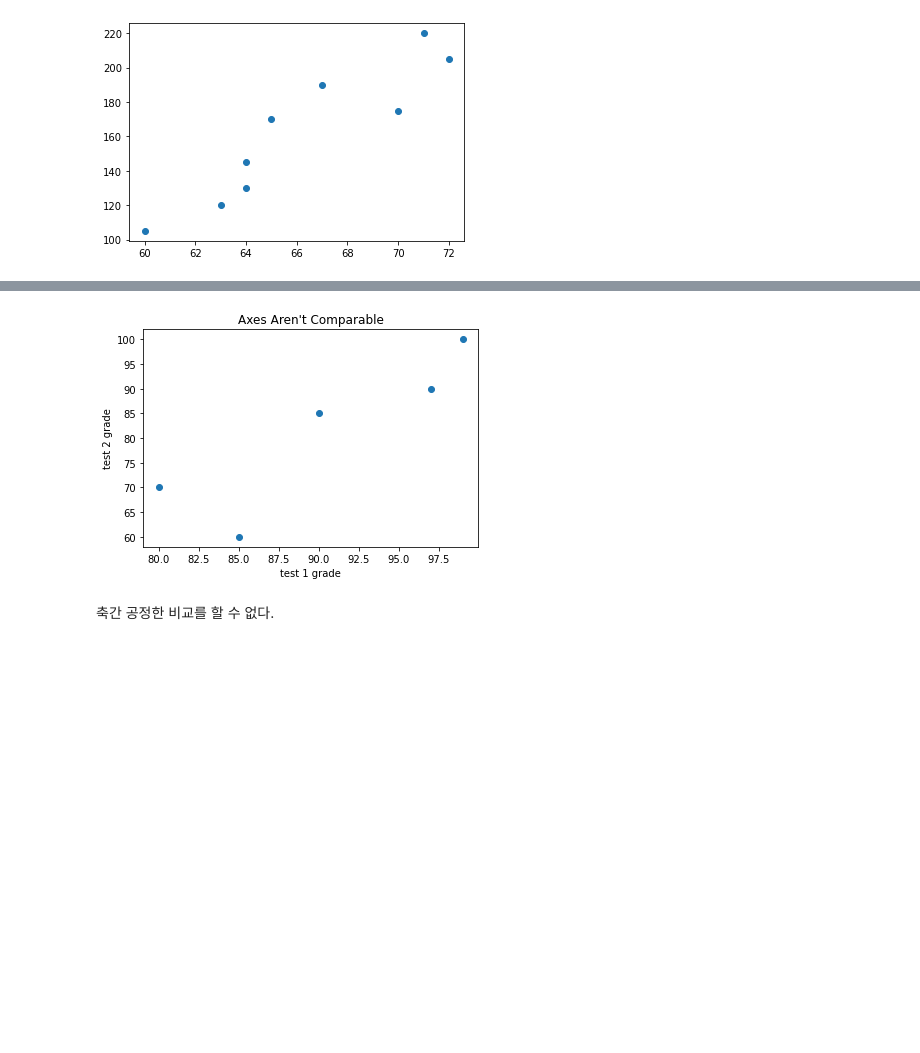
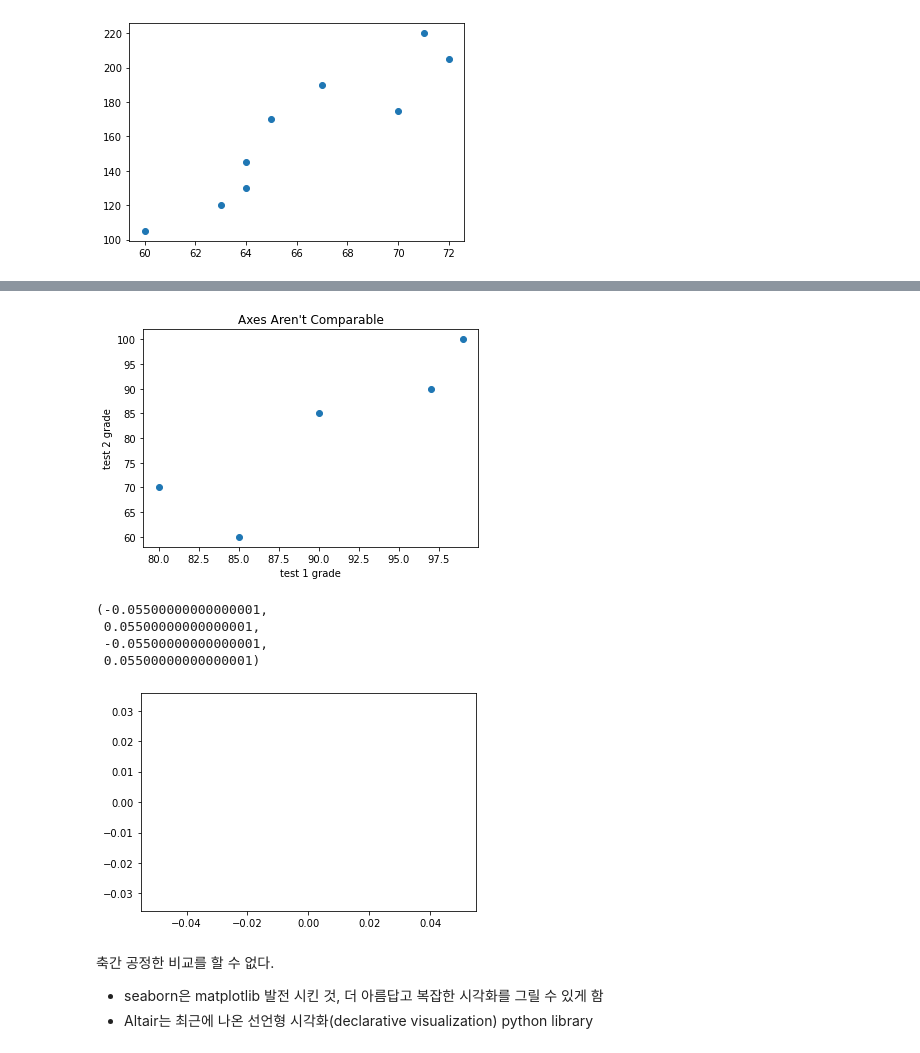
Before and after one commit to mskim94/TIL, a Jupyter notebook: 밑바닥부터 시작하는 데이터 과학/3장. 데이터 시각화.ipynb, the cells around one changed output, grey strips where cells are left out. Cells and saved outputs as stored; diff of their text form; code cells hidden in the pictures; blank space fills up the shorter version.

```diff
--- a/밑바닥부터 시작하는 데이터 과학/3장. 데이터 시각화.ipynb
+++ b/밑바닥부터 시작하는 데이터 과학/3장. 데이터 시각화.ipynb
@@ -155,15 +153,24 @@ NameError: name 'labels' is not defined
 # %%
 # 변수들끼리 비교할 때  matplotlib가 자동으로 축의 범위를 설정하게 하면 아래와 같이 공정한 비교를 하지 못하게 될 수 도 있다.
 test_1_grades = [99, 90, 85, 97, 80]
 test_2_grades = [100, 85, 60, 90, 70]
 
 plt.scatter(test_1_grades, test_2_grades)
 plt.title("Axes Aren't Comparable")
 
 plt.xlabel("test 1 grade")
 plt.ylabel("test 2 grade")
 plt.show()
+
+plt.axis("equal")
 # %% [output]
 [figure]
+(-0.05500000000000001,
+ 0.05500000000000001,
+ -0.05500000000000001,
+ 0.05500000000000001)
+[figure, added]
-# %% [markdown]
-축간 공정한 비교를 할 수 없다.
+# %% [markdown]
+축간 공정한 비교를 할 수 없다.
+- seaborn은 matplotlib 발전 시킨 것, 더 아름답고 복잡한 시각화를 그릴 수 있게 함
+- Altair는 최근에 나온 선언형 시각화(declarative visualization) python library
```
Also changed, not shown: parts of 1 cell of this notebook, 2 other files.
